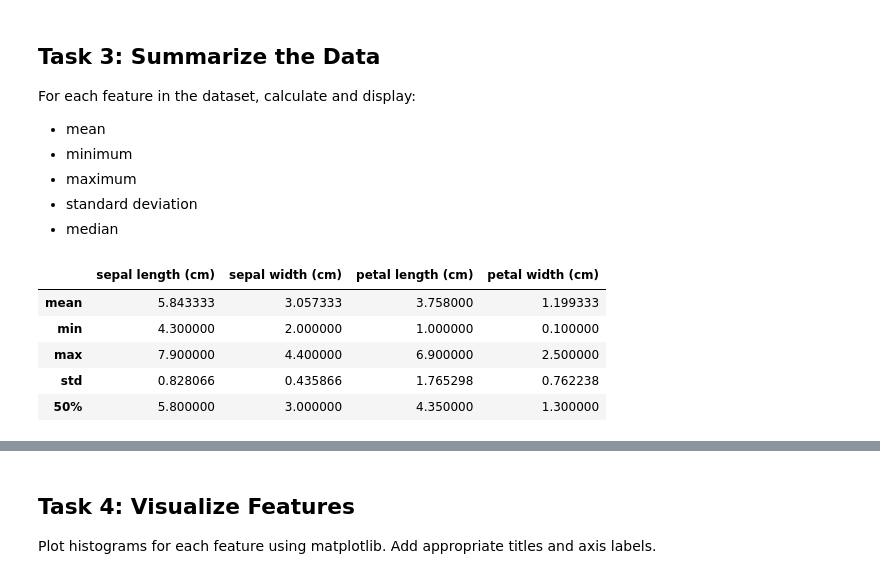
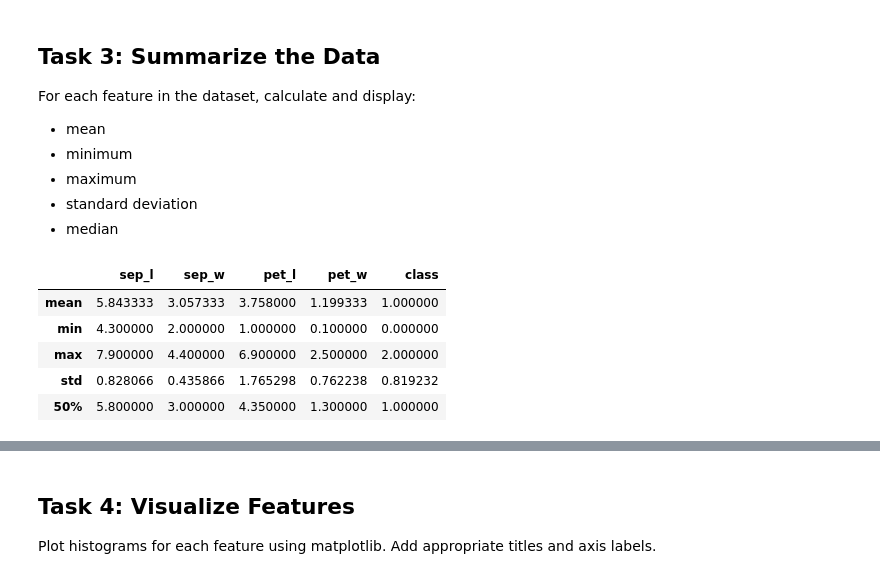
Before and after one commit to quyenphanlyons/data_analytics, a Jupyter notebook: tasks.ipynb, the cells around one changed output, grey strips where cells are left out. Saved outputs shown, nothing was run; the diff lists cells and outputs as text; code cells hidden in the pictures.

```diff
--- a/tasks.ipynb
+++ b/tasks.ipynb
@@ -127,12 +128,28 @@ In this case, the table iris_array has a regtangular shape 150 rows x 5 columns.
 import numpy as np
 import pandas as pd
 
-# Table 'iris_array' is defined as 'data' of the iris dataset, the attribute 'feature_names' is used to name the columns.
-iris_array = pd.DataFrame(data = iris['data'], columns = iris['feature_names'])
+# Create a table using DataFrame()
+# Table 'iri' is defined as 'data' of the iris dataset, the attribute 'feature_names' is used to name the columns.
+iri = pd.DataFrame(data = iris['data'], columns = iris['feature_names'])
+
+# Rename the feature_names to shorter names
+iri.rename(columns={
+    'sepal length (cm)': 'sep_l',
+    'sepal width (cm)': 'sep_w',
+    'petal length (cm)': 'pet_l',
+    'petal width (cm)': 'pet_w',
+}, inplace=True)
 
 # Add a column named 'class' in the table 'iris_array' with the values in the attribute 'target'.
-iris_array['class'] = iris['target']
+iri['class'] = iris['target']
+
+# Add column 'specie': Map numeric targets to species names using target_names
+iri['specie'] = iri['class'].apply(lambda x: iris.target_names[x])
 
 # Visualise the first and last 5 rows of the table 'iris_array'.
-iris_array
+iri
+
+# Ressources
+# add a column 'specie' using target_names
+# https://chatgpt.com/c/68149832-2c00-800c-bc66-01cb7b0f749a
 # %% [output]
@@ -164,12 +181,12 @@ For each feature in the dataset, calculate and display:
 # %%
 # describe() returns a statistically description of the data in the DataFrame
 # Only keep specific information using loc[]
-
-iris_array[['sepal length (cm)','sepal width (cm)','petal length (cm)','petal width (cm)']].describe().loc[['mean','min','max','std','50%']]
+iri.describe().loc[['mean','min','max','std','50%']]
+#iri[['sepal length (cm)','sepal width (cm)','petal length (cm)','petal width (cm)']].describe().loc[['mean','min','max','std','50%']]
 # %% [output]
-|  | sepal length (cm) | sepal width (cm) | petal length (cm) | petal width (cm) |
-| mean | 5.843333 | 3.057333 | 3.758000 | 1.199333 |
-| min | 4.300000 | 2.000000 | 1.000000 | 0.100000 |
-| max | 7.900000 | 4.400000 | 6.900000 | 2.500000 |
-| std | 0.828066 | 0.435866 | 1.765298 | 0.762238 |
-| 50% | 5.800000 | 3.000000 | 4.350000 | 1.300000 |
+|  | sep_l | sep_w | pet_l | pet_w | class |
+| mean | 5.843333 | 3.057333 | 3.758000 | 1.199333 | 1.000000 |
+| min | 4.300000 | 2.000000 | 1.000000 | 0.100000 | 0.000000 |
+| max | 7.900000 | 4.400000 | 6.900000 | 2.500000 | 2.000000 |
+| std | 0.828066 | 0.435866 | 1.765298 | 0.762238 | 0.819232 |
+| 50% | 5.800000 | 3.000000 | 4.350000 | 1.300000 | 1.000000 |
```
Also changed, not shown: parts of 16 cells of this notebook.
